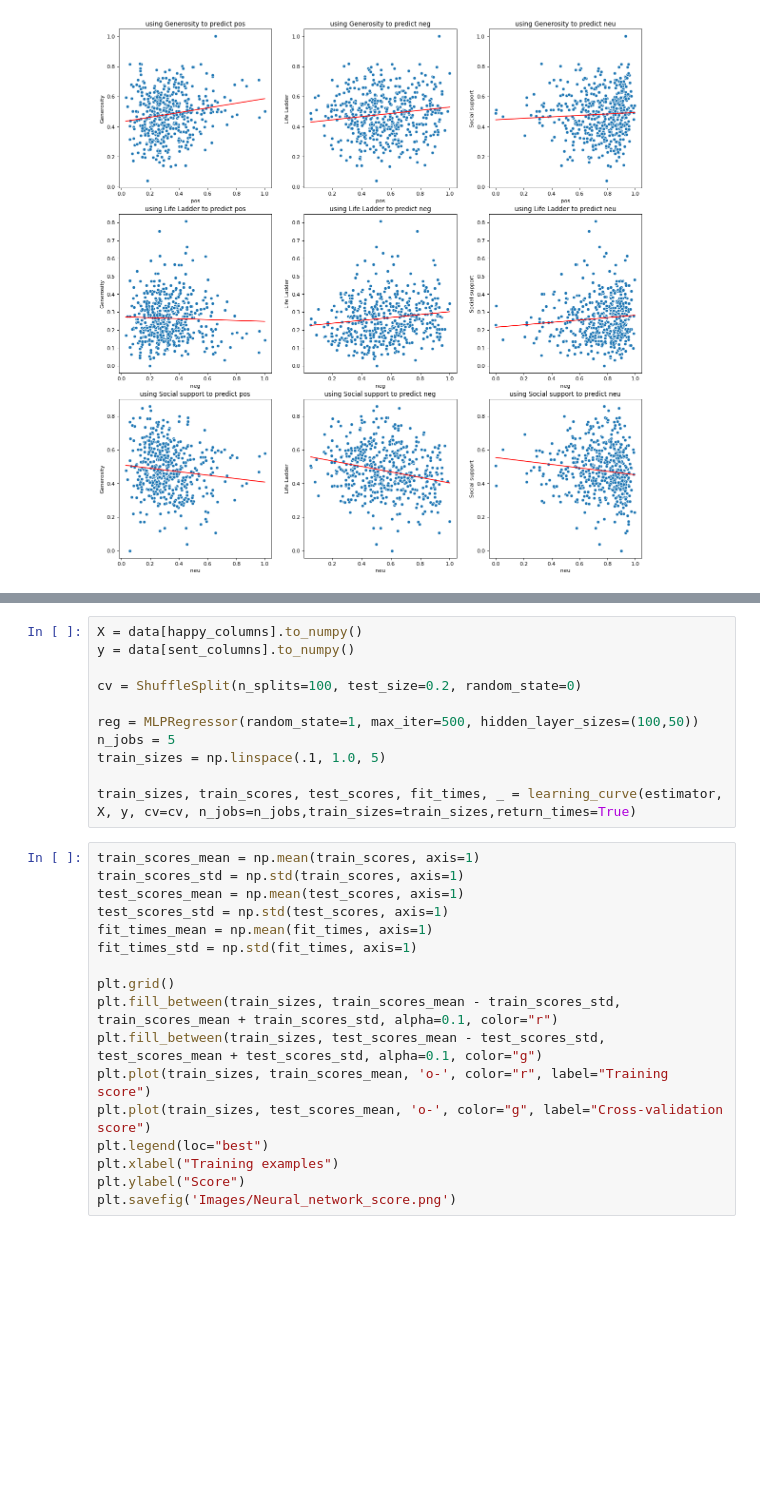
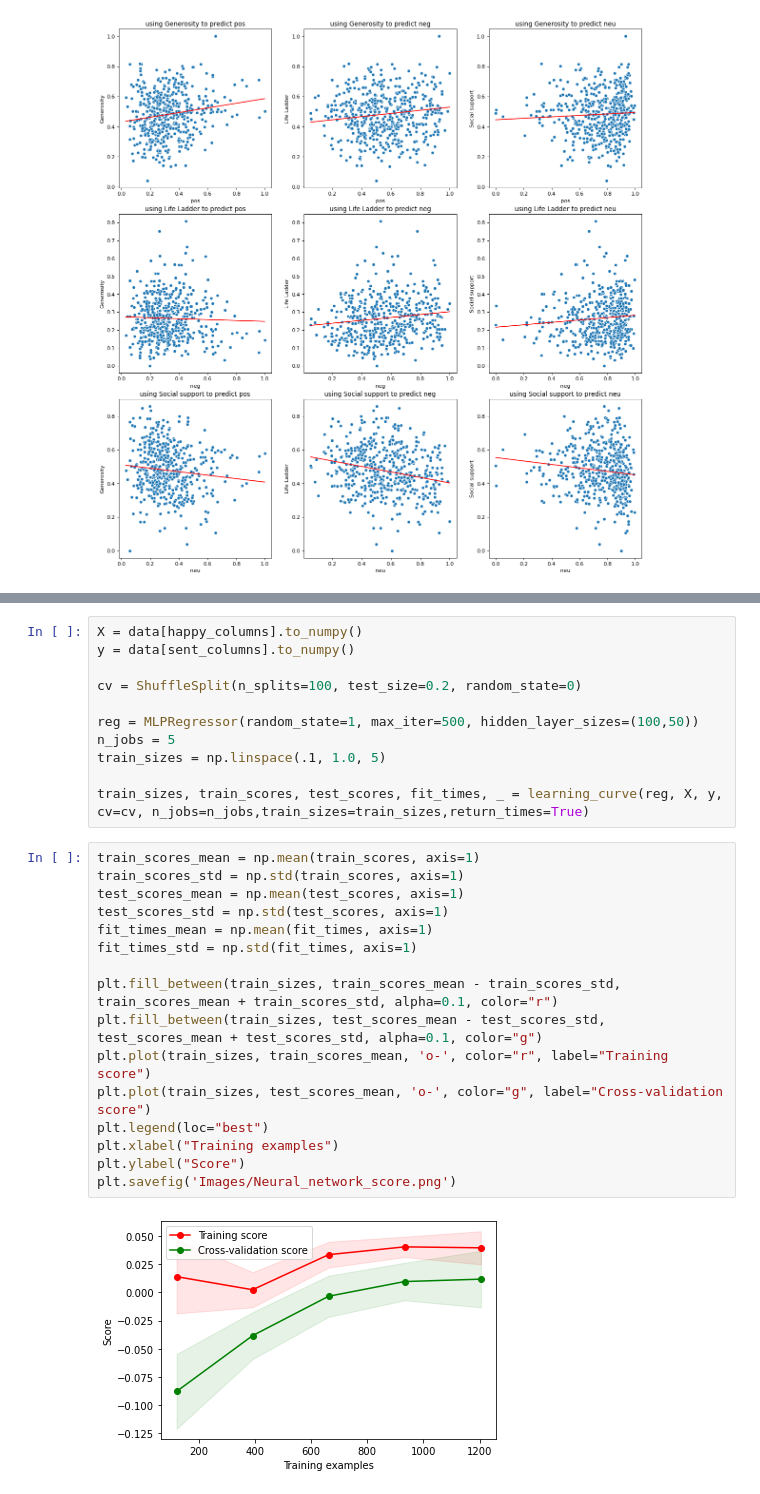
Before and after one commit to Kajzzer/FDS2021, a Jupyter notebook: assignment1/Regression models.ipynb, the cells around one changed output, grey strips where cells are left out. Drawn from its saved outputs; the diff is of its cells as text; blank space fills up the shorter version.

```diff
--- a/assignment1/Regression models.ipynb
+++ b/assignment1/Regression models.ipynb
@@ -316,21 +134,22 @@ reg = MLPRegressor(random_state=1, max_iter=500, hidden_layer_sizes=(100,50))
 n_jobs = 5
 train_sizes = np.linspace(.1, 1.0, 5)
 
-train_sizes, train_scores, test_scores, fit_times, _ = learning_curve(estimator, X, y, cv=cv, n_jobs=n_jobs,train_sizes=train_sizes,return_times=True)
+train_sizes, train_scores, test_scores, fit_times, _ = learning_curve(reg, X, y, cv=cv, n_jobs=n_jobs,train_sizes=train_sizes,return_times=True)
 # %%
 train_scores_mean = np.mean(train_scores, axis=1)
 train_scores_std = np.std(train_scores, axis=1)
 test_scores_mean = np.mean(test_scores, axis=1)
 test_scores_std = np.std(test_scores, axis=1)
 fit_times_mean = np.mean(fit_times, axis=1)
 fit_times_std = np.std(fit_times, axis=1)
 
-plt.grid()
 plt.fill_between(train_sizes, train_scores_mean - train_scores_std, train_scores_mean + train_scores_std, alpha=0.1, color="r")
 plt.fill_between(train_sizes, test_scores_mean - test_scores_std, test_scores_mean + test_scores_std, alpha=0.1, color="g")
 plt.plot(train_sizes, train_scores_mean, 'o-', color="r", label="Training score")
 plt.plot(train_sizes, test_scores_mean, 'o-', color="g", label="Cross-validation score")
 plt.legend(loc="best")
 plt.xlabel("Training examples")
 plt.ylabel("Score")
 plt.savefig('Images/Neural_network_score.png')
+# %% [output]
+[figure, added]
```
Also changed, not shown: parts of 11 cells of this notebook, 18 other files.
